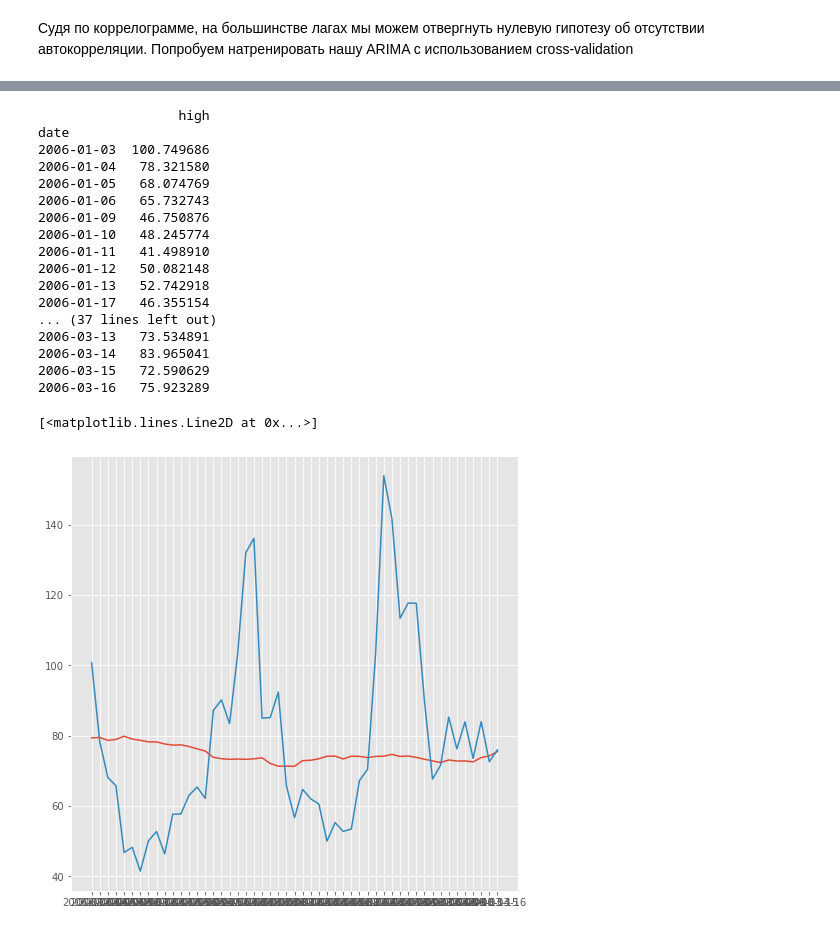
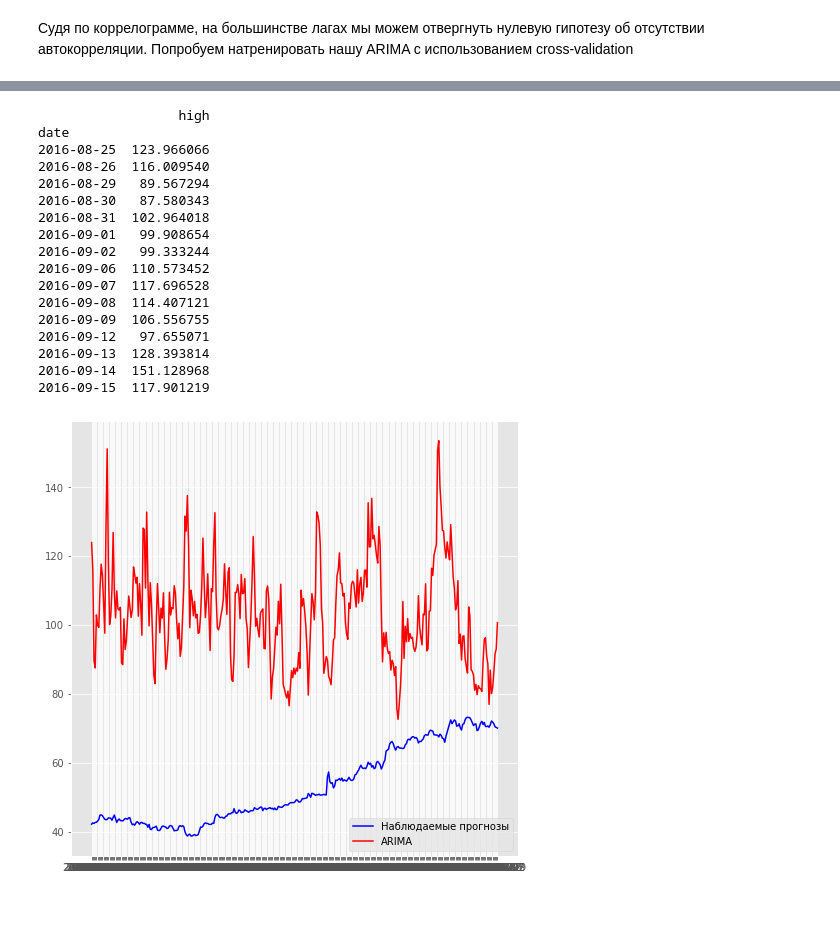
Before and after one commit to LuxAeterna311/DS-researches, a Jupyter notebook: Stocks analysis.ipynb, the cells around one changed output, grey strips where cells are left out. Saved outputs shown, nothing was run; the diff lists cells and outputs as text; code cells hidden in the pictures.

```diff
--- a/Stocks analysis.ipynb
+++ b/Stocks analysis.ipynb
@@ -445,10 +444,3 @@ pacf.show()
 [figure]
 # %% [markdown]
 Судя по коррелограмме, на большинстве лагах мы можем отвергнуть нулевую гипотезу об отсутствии автокорреляции. Попробуем натренировать нашу ARIMA c использованием cross-validation
-# %%
-# Подготовим данные для кросс-валидации. Разделим выборку на тренировочный набор данных и тестовый
-X = transformed_high.values
-size = int(len(X) * 0.66) # 66% наблюдений будет в тренировочном наборе, 34% в тестовом
-train, test = X[0:size], X[size:len(X)]
-history = [x for x in train]
-predictions = list()
@@ -508,0 +497,3 @@ df["high"][0]
+# %%
+size = 1000
+data = transformed_high.shape[0] - size
@@ -508,0 +528,3 @@ df["high"][0]
+# %%
+predictions = evaluate_arima_model(transformed_high.values[data:], (2, 0, 1), return_predictions = True)
+predictions[:15]
@@ -509,33 +548,34 @@ df["high"][0]
 # %%
-def reverse_transformtion(data):
+def reverse_boxcox_transformtion(data):
     if lambda_const == 0:
         return 2.718281828 ** data
     else:
         return ((1 + lambda_const * data) ** (1 / lambda_const))
 
-reverse_data = pd.DataFrame(reverse_transformtion(np.array(predictions[:51])), index = df["date"][:51], columns = ["high"])
-print(reverse_data)
+reverse_data = pd.DataFrame(reverse_transformtion(np.array(predictions)), index = df["date"][(df.shape[0] - 340):], columns = ["high"])
+print(reverse_data[:15])
 # %% [output]
                   high
 date
-2006-01-03  100.749686
-2006-01-04   78.321580
-2006-01-05   68.074769
-2006-01-06   65.732743
-2006-01-09   46.750876
-2006-01-10   48.245774
-2006-01-11   41.498910
-2006-01-12   50.082148
-2006-01-13   52.742918
-2006-01-17   46.355154
-... (37 lines left out)
-2006-03-13   73.534891
-2006-03-14   83.965041
-2006-03-15   72.590629
-2006-03-16   75.923289
+2016-08-25  123.966066
+2016-08-26  116.009540
+2016-08-29   89.567294
+2016-08-30   87.580343
+2016-08-31  102.964018
+2016-09-01   99.908654
+2016-09-02   99.333244
+2016-09-06  110.573452
+2016-09-07  117.696528
+2016-09-08  114.407121
+2016-09-09  106.556755
+2016-09-12   97.655071
+2016-09-13  128.393814
+2016-09-14  151.128968
+2016-09-15  117.901219
-# %%
-plt.plot(df["high"][:51])
-plt.plot(reverse_data)
-# %% [output]
-[<matplotlib.lines.Line2D at 0x...>]
-[figure, removed]
+# %%
+plt.plot(df["date"][(df.shape[0] - 340):], df["high"][(df.shape[0] - 340):],
+         label = "Наблюдаемые прогнозы", color = "blue");
+plt.plot(reverse_data, label = "ARIMA", color = "red");
+plt.legend();
+# %% [output]
+[figure, added]
```
Also changed, not shown: parts of 12 cells of this notebook.
